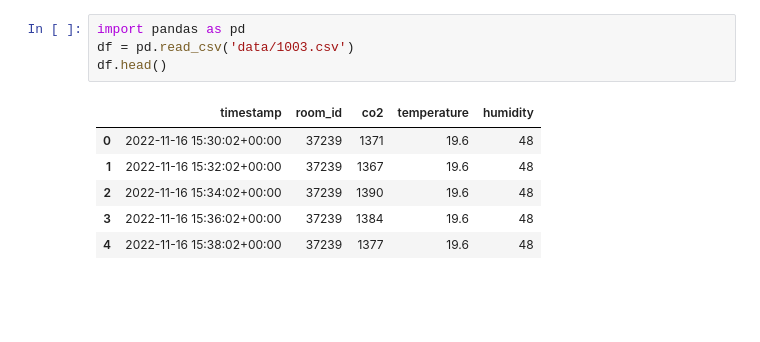
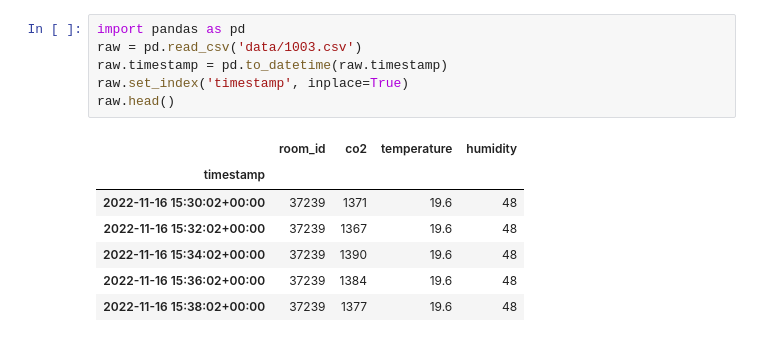
Before and after one commit to jekabsGritans/co2_dati, a Jupyter notebook: notebook.ipynb, the cells around one changed output. Drawn from its saved outputs; the diff is of its cells as text; blank space fills up the shorter version.

```diff
--- a/notebook.ipynb
+++ b/notebook.ipynb
@@ -1,11 +1,14 @@
 # %%
 import pandas as pd
-df = pd.read_csv('data/1003.csv')
-df.head()
+raw = pd.read_csv('data/1003.csv')
+raw.timestamp = pd.to_datetime(raw.timestamp)
+raw.set_index('timestamp', inplace=True)
+raw.head()
 # %% [output]
-|  | timestamp | room_id | co2 | temperature | humidity |
-| 0 | 2022-11-16 15:30:02+00:00 | 37239 | 1371 | 19.6 | 48 |
-| 1 | 2022-11-16 15:32:02+00:00 | 37239 | 1367 | 19.6 | 48 |
-| 2 | 2022-11-16 15:34:02+00:00 | 37239 | 1390 | 19.6 | 48 |
-| 3 | 2022-11-16 15:36:02+00:00 | 37239 | 1384 | 19.6 | 48 |
-| 4 | 2022-11-16 15:38:02+00:00 | 37239 | 1377 | 19.6 | 48 |
+|  | room_id | co2 | temperature | humidity |
+| timestamp |  |  |  |  |
+| 2022-11-16 15:30:02+00:00 | 37239 | 1371 | 19.6 | 48 |
+| 2022-11-16 15:32:02+00:00 | 37239 | 1367 | 19.6 | 48 |
+| 2022-11-16 15:34:02+00:00 | 37239 | 1390 | 19.6 | 48 |
+| 2022-11-16 15:36:02+00:00 | 37239 | 1384 | 19.6 | 48 |
+| 2022-11-16 15:38:02+00:00 | 37239 | 1377 | 19.6 | 48 |
```
Also changed, not shown: parts of 4 cells of this notebook.
